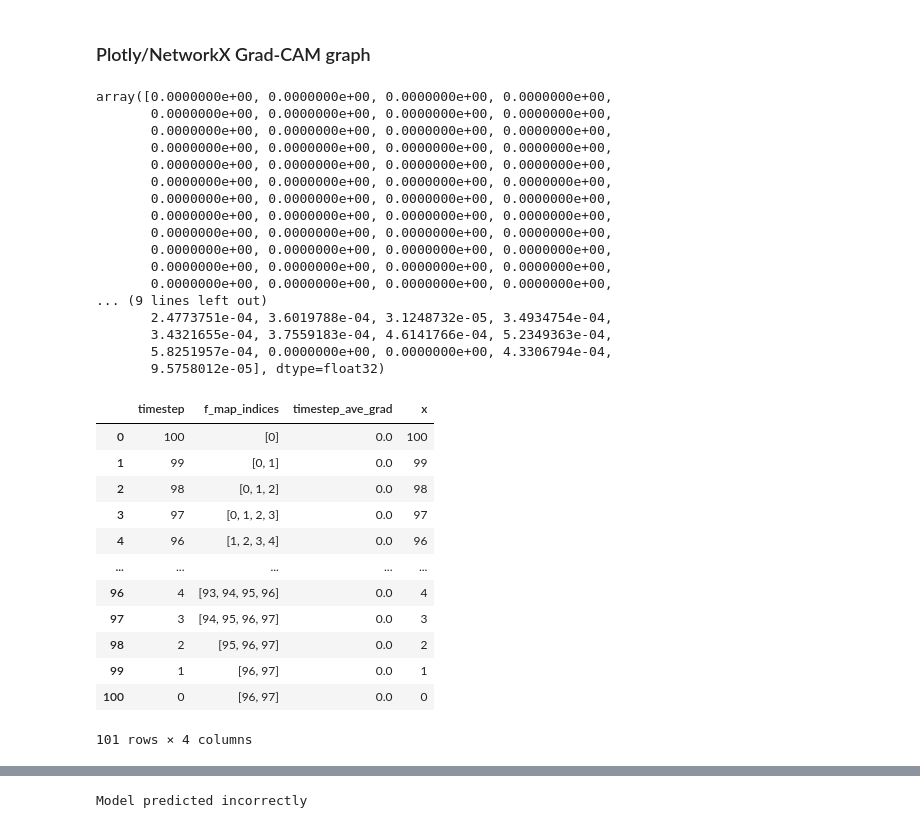
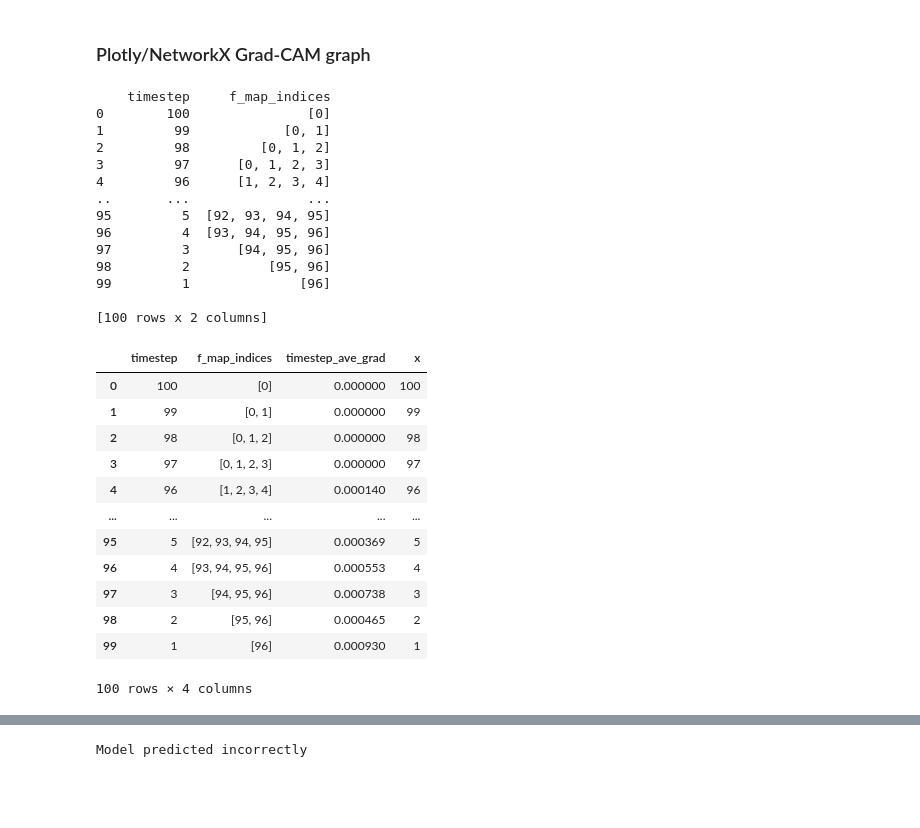
Before and after one commit to ZoeHancox/explainable_TGCNN, a Jupyter notebook: grad_cam_graph_run.ipynb, the cells around one changed output, grey strips where cells are left out. Drawn from its saved outputs; the diff is of its cells as text; code cells hidden in the pictures; blank space fills up the shorter version.

```diff
--- a/grad_cam_graph_run.ipynb
+++ b/grad_cam_graph_run.ipynb
@@ -131,29 +133,10 @@ weighted_f_map = tf.reduce_sum(weighted_f_maps, axis=0)
 
 # ReLU as we only are interested in the features that have a positive influence of the class of interest
 l_map = np.array(tf.nn.relu(weighted_f_map))
-l_map
-# %% [output]
-array([0.0000000e+00, 0.0000000e+00, 0.0000000e+00, 0.0000000e+00,
-       0.0000000e+00, 0.0000000e+00, 0.0000000e+00, 0.0000000e+00,
-       0.0000000e+00, 0.0000000e+00, 0.0000000e+00, 0.0000000e+00,
-       0.0000000e+00, 0.0000000e+00, 0.0000000e+00, 0.0000000e+00,
-       0.0000000e+00, 0.0000000e+00, 0.0000000e+00, 0.0000000e+00,
-       0.0000000e+00, 0.0000000e+00, 0.0000000e+00, 0.0000000e+00,
-       0.0000000e+00, 0.0000000e+00, 0.0000000e+00, 0.0000000e+00,
-       0.0000000e+00, 0.0000000e+00, 0.0000000e+00, 0.0000000e+00,
-       0.0000000e+00, 0.0000000e+00, 0.0000000e+00, 0.0000000e+00,
-       0.0000000e+00, 0.0000000e+00, 0.0000000e+00, 0.0000000e+00,
-       0.0000000e+00, 0.0000000e+00, 0.0000000e+00, 0.0000000e+00,
-       0.0000000e+00, 0.0000000e+00, 0.0000000e+00, 0.0000000e+00,
-... (9 lines left out)
-       2.4773751e-04, 3.6019788e-04, 3.1248732e-05, 3.4934754e-04,
-       3.4321655e-04, 3.7559183e-04, 4.6141766e-04, 5.2349363e-04,
-       5.8251957e-04, 0.0000000e+00, 0.0000000e+00, 4.3306794e-04,
-       9.5758012e-05], dtype=float32)
 # %%
 # Calculating the average gradient per timestep
 
-sequences = generate_filt_sequences(stride, filter_size, l_map.shape[0]+1)
+sequences = generate_filt_sequences(stride, filter_size, l_map.shape[0])
 
 def find_indices_of_value(list_of_lists, value):
     # find the indices of lists containing the value
@@ -161,51 +144,63 @@ def find_indices_of_value(list_of_lists, value):
 
 
 f_map_indices = []
 for f in range(1, max_timesteps+1):
     f_map_indices.append(find_indices_of_value(sequences, f))
 
 #len(range(1, l_map.shape[0]+1))
 timestep_ave_grad_df = pd.DataFrame({
                         'timestep': list(range(max_timesteps, 0, -1)),
                         'f_map_indices' : f_map_indices
                                      })
 
 index_values = timestep_ave_grad_df['f_map_indices'].values
-
+print(timestep_ave_grad_df)
 timestep_ave_grads_lst = []
 for index, row in timestep_ave_grad_df.iterrows():
     grad_lst_per_timestep = []
-    for i in range(0, len(row['f_map_indices'])):
+    for i in row['f_map_indices']:
         grad_lst_per_timestep.append(l_map[i])
     # get the mean of the l_map for each time_step
     timestep_ave_grads_lst.append(statistics.mean(grad_lst_per_timestep))
 
 timestep_ave_grad_df['timestep_ave_grad'] = timestep_ave_grads_lst
 
 
 # this is the gradient per timestep but not all of the patients will have all the timesteps covered so need to take the top x rows (most recent)
 # flip these to have the same order as node occurence
+timestep_ave_grad_df['x'] = timestep_ave_grad_df['timestep']
+
+# # nodes in position x = 0 is the same as nodes in position x = 1 so can just duplicate the value here
+# new_row_dup = {'timestep': 0, 'f_map_indices': timestep_ave_grad_df['f_map_indices'].iloc[-1], 'timestep_ave_grad': timestep_ave_grad_df['timestep_ave_grad'].iloc[-1], 'x':0}
 
 
-timestep_ave_grad_df['x'] = timestep_ave_grad_df['timestep']
-
-# nodes in position x = 0 is the same as nodes in position x = 1 so can just duplicate the value here
-new_row_dup = {'timestep': 0, 'f_map_indices': timestep_ave_grad_df['f_map_indices'].iloc[-1], 'timestep_ave_grad': timestep_ave_grad_df['timestep_ave_grad'].iloc[-1], 'x':0}
-
-
-timestep_ave_grad_df.loc[len(timestep_ave_grad_df)] = new_row_dup
+# timestep_ave_grad_df.loc[len(timestep_ave_grad_df)] = new_row_dup
 timestep_ave_grad_df
 # %% [output]
+    timestep     f_map_indices
+0        100               [0]
+1         99            [0, 1]
+2         98         [0, 1, 2]
+3         97      [0, 1, 2, 3]
+4         96      [1, 2, 3, 4]
+..       ...               ...
+95         5  [92, 93, 94, 95]
+96         4  [93, 94, 95, 96]
+97         3      [94, 95, 96]
+98         2          [95, 96]
+99         1              [96]
+
+[100 rows x 2 columns]
 |  | timestep | f_map_indices | timestep_ave_grad | x |
-| 0 | 100 | [0] | 0.0 | 100 |
-| 1 | 99 | [0, 1] | 0.0 | 99 |
-| 2 | 98 | [0, 1, 2] | 0.0 | 98 |
-| 3 | 97 | [0, 1, 2, 3] | 0.0 | 97 |
-| 4 | 96 | [1, 2, 3, 4] | 0.0 | 96 |
+| 0 | 100 | [0] | 0.000000 | 100 |
+| 1 | 99 | [0, 1] | 0.000000 | 99 |
+| 2 | 98 | [0, 1, 2] | 0.000000 | 98 |
+| 3 | 97 | [0, 1, 2, 3] | 0.000000 | 97 |
+| 4 | 96 | [1, 2, 3, 4] | 0.000140 | 96 |
 | ... | ... | ... | ... | ... |
-| 96 | 4 | [93, 94, 95, 96] | 0.0 | 4 |
-| 97 | 3 | [94, 95, 96, 97] | 0.0 | 3 |
-| 98 | 2 | [95, 96, 97] | 0.0 | 2 |
-| 99 | 1 | [96, 97] | 0.0 | 1 |
-| 100 | 0 | [96, 97] | 0.0 | 0 |
+| 95 | 5 | [92, 93, 94, 95] | 0.000369 | 5 |
+| 96 | 4 | [93, 94, 95, 96] | 0.000553 | 4 |
+| 97 | 3 | [94, 95, 96] | 0.000738 | 3 |
+| 98 | 2 | [95, 96] | 0.000465 | 2 |
+| 99 | 1 | [96] | 0.000930 | 1 |
-101 rows × 4 columns
+100 rows × 4 columns
```
Also changed, not shown: parts of 6 cells of this notebook.
